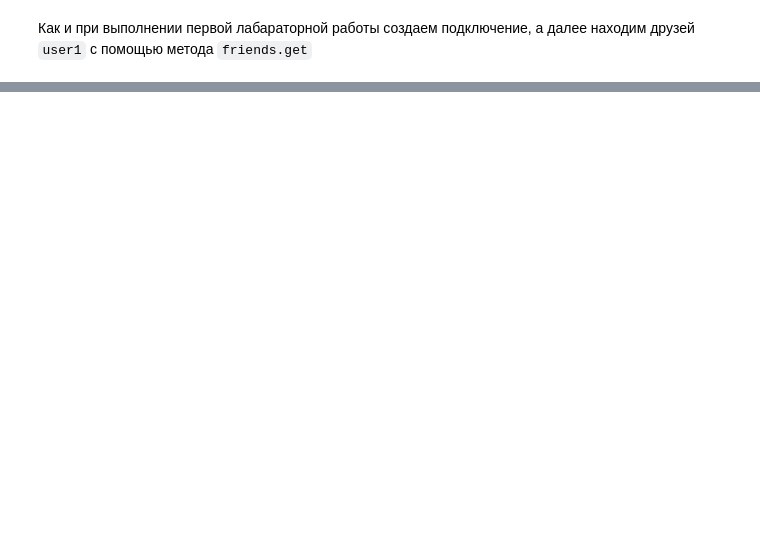
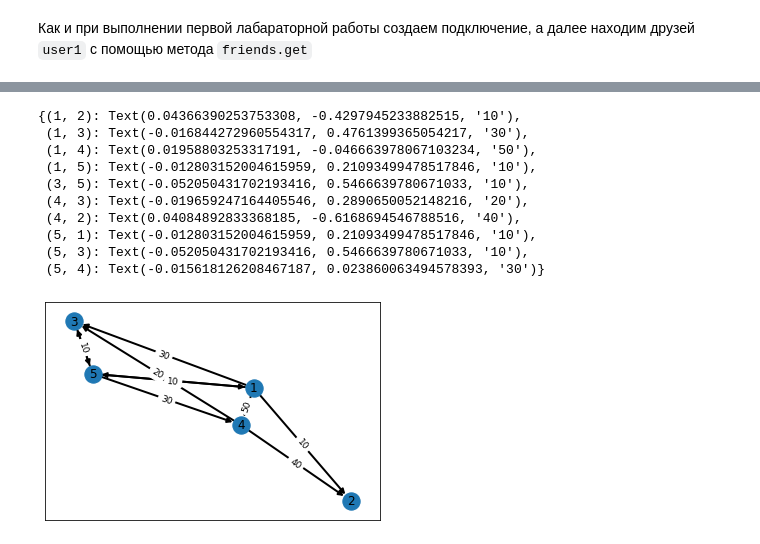
Before and after one commit to Liptee/ISNA-3, a Jupyter notebook: graph_tutorial.ipynb, the cells around one changed output, grey strips where cells are left out. Drawn from its saved outputs; the diff is of its cells as text; code cells hidden in the pictures; blank space fills up the shorter version.

```diff
--- a/graph_tutorial.ipynb
+++ b/graph_tutorial.ipynb
@@ -79,0 +272,22 @@ def make_graph(friends_out, friends_friends):
+# %%
+graph_3 = nx.DiGraph()
+edges_3 = [(1, 2, {'weight': 10}), (1, 3, {'weight': 30}), (1, 4, {'weight': 50}), (1, 5, {'weight': 10}), (3, 5, {'weight': 10}), (4, 3, {'weight': 20}), (4, 2, {'weight': 40}), (5, 1, {'weight': 10}), (5, 3, {'weight': 10}), (5, 4, {'weight': 30})]
+graph_3.add_edges_from(edges_3)
+pos = nx.spring_layout(graph_3)
+edge_labels = nx.get_edge_attributes(graph_3, "weight")
+nx.draw_networkx_nodes(graph_3, pos, node_size=300)
+nx.draw_networkx_edges(graph_3, pos, width=2)
+nx.draw_networkx_labels(graph_3, pos)
+nx.draw_networkx_edge_labels(graph_3, pos, edge_labels, font_size=9)
+# %% [output]
+{(1, 2): Text(0.04366390253753308, -0.4297945233882515, '10'),
+ (1, 3): Text(-0.016844272960554317, 0.4761399365054217, '30'),
+ (1, 4): Text(0.01958803253317191, -0.046663978067103234, '50'),
+ (1, 5): Text(-0.012803152004615959, 0.21093499478517846, '10'),
+ (3, 5): Text(-0.052050431702193416, 0.5466639780671033, '10'),
+ (4, 3): Text(-0.019659247164405546, 0.2890650052148216, '20'),
+ (4, 2): Text(0.04084892833368185, -0.6168694546788516, '40'),
+ (5, 1): Text(-0.012803152004615959, 0.21093499478517846, '10'),
+ (5, 3): Text(-0.052050431702193416, 0.5466639780671033, '10'),
+ (5, 4): Text(-0.015618126208467187, 0.023860063494578393, '30')}
+[figure, added]
```
Also changed, not shown: parts of 41 cells of this notebook.
